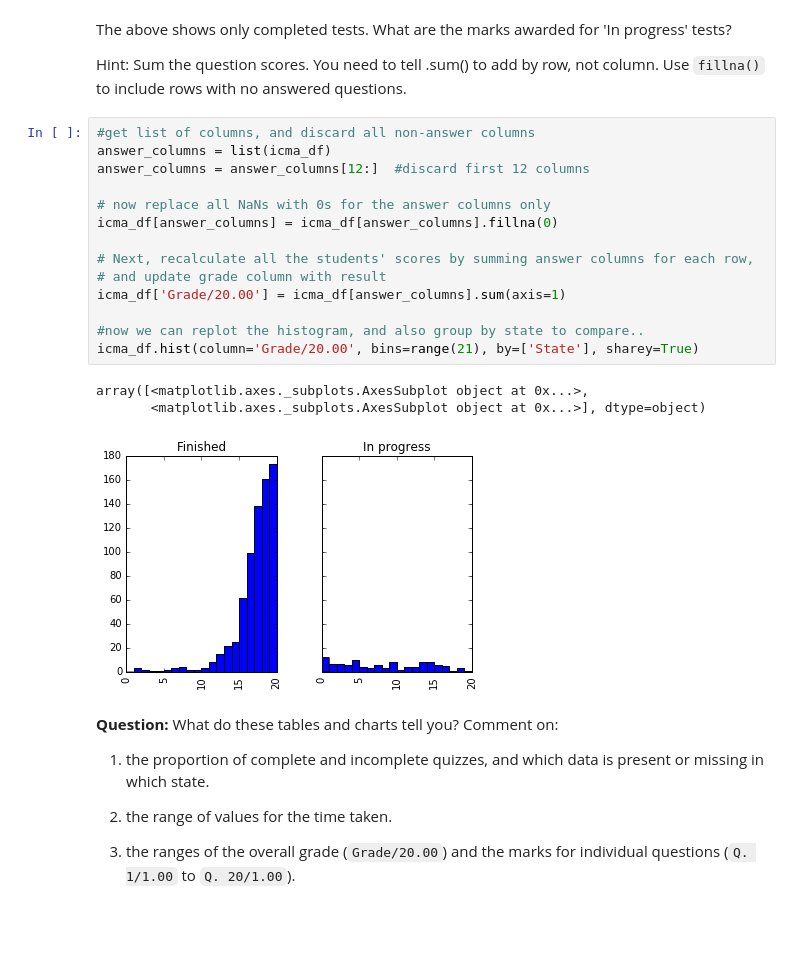
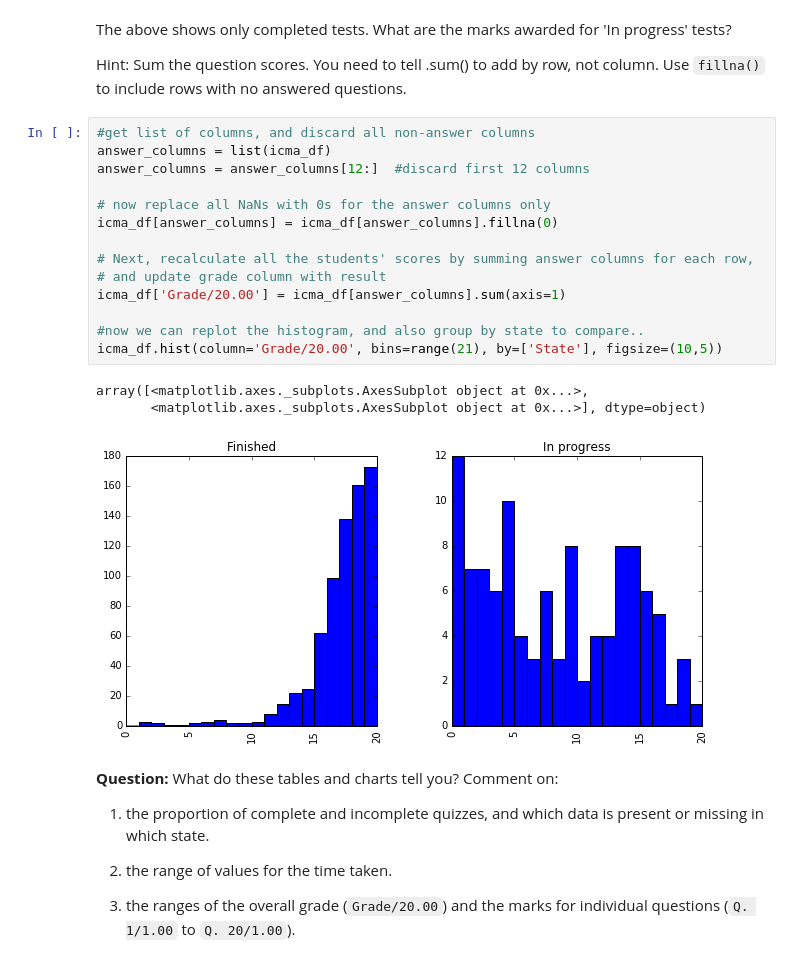
Before and after one commit to prathameshyeotekar1/notebooks, a Jupyter notebook: 2016J_TMA01/2016J_TMA01_q3.ipynb, the cells around one changed output. Cells and saved outputs as stored; diff of their text form; blank space fills up the shorter version.

```diff
--- a/2016J_TMA01/2016J_TMA01_q3.ipynb
+++ b/2016J_TMA01/2016J_TMA01_q3.ipynb
@@ -181,21 +184,21 @@ Hint: Sum the question scores. You need to tell .sum() to add by row, not column
 # %%
 #get list of columns, and discard all non-answer columns
 answer_columns = list(icma_df)
 answer_columns = answer_columns[12:]  #discard first 12 columns
 
 # now replace all NaNs with 0s for the answer columns only
 icma_df[answer_columns] = icma_df[answer_columns].fillna(0)
 
 # Next, recalculate all the students' scores by summing answer columns for each row,
 # and update grade column with result
 icma_df['Grade/20.00'] = icma_df[answer_columns].sum(axis=1)
 
 #now we can replot the histogram, and also group by state to compare..
-icma_df.hist(column='Grade/20.00', bins=range(21), by=['State'], sharey=True)
+icma_df.hist(column='Grade/20.00', bins=range(21), by=['State'], figsize=(10,5))
 # %% [output]
 array([<matplotlib.axes._subplots.AxesSubplot object at 0x...>,
        <matplotlib.axes._subplots.AxesSubplot object at 0x...>], dtype=object)
-[figure, old version]
+[figure, new version]
 # %% [markdown]
 **Question:**
 What do these tables and charts tell you?  Comment on:
```
Also changed, not shown: parts of 41 cells of this notebook, 12 other files.
